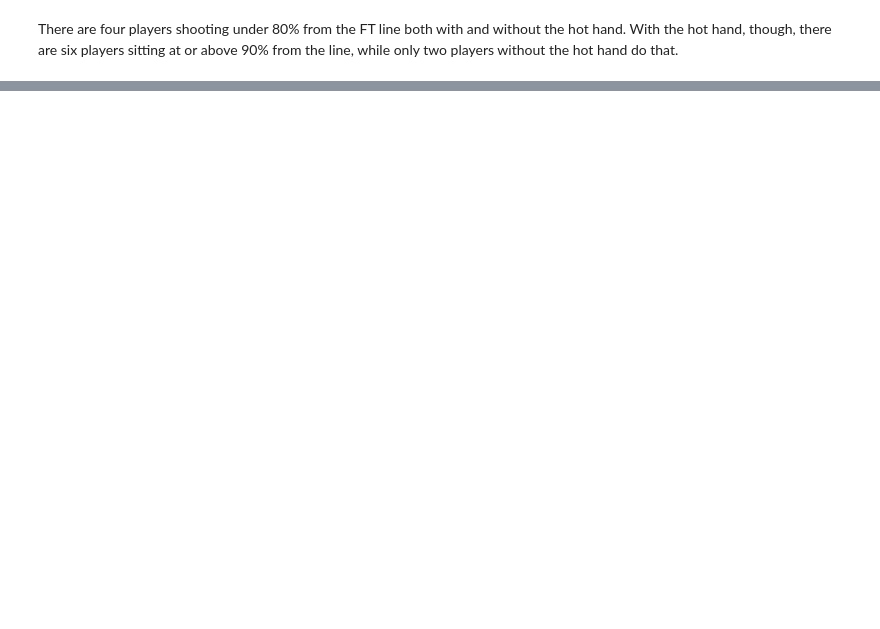
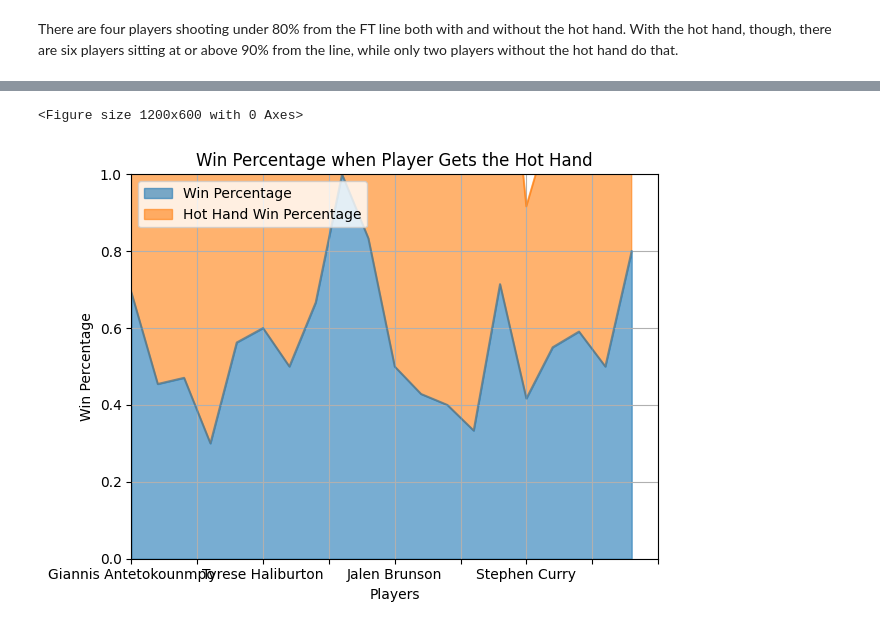
Before and after one commit to zacmac13/Hot-Hand-Project, a Jupyter notebook: HotHand.ipynb, the cells around one changed output, grey strips where cells are left out. Cells and saved outputs as stored; diff of their text form; code cells hidden in the pictures; blank space fills up the shorter version.

```diff
--- a/HotHand.ipynb
+++ b/HotHand.ipynb
@@ -240,0 +320,11 @@ There are four players shooting under 80% from the FT line both with and without
+# %%
+hot_hand['Win Percentage'] = hot_hand['Team Wins'] / hot_hand['Total Games']
+# %%
+hot_hand = hot_hand.drop('Team Wins', axis=1)
+hot_hand = hot_hand.drop('Team Losses', axis=1)
+hot_hand = hot_hand.drop('Total Games', axis=1)
+hot_hand = hot_hand.drop('Team Record', axis=1)
+# %%
+hot_hand['Hot Hand Win Percentage'] = pd.to_numeric(hot_hand['Hot Hand Win Percentage'], errors='coerce')
+# %%
+hot_hand['Hot Hand Win Percentage'] = hot_hand['Hot Hand Win Percentage'] / 10
@@ -240,0 +352,16 @@ There are four players shooting under 80% from the FT line both with and without
+# %%
+plt.figure(figsize=(12, 6))
+hot_hand.set_index('Players and Stats for 2023-24 Season')[['Win Percentage', 'Hot Hand Win Percentage']].plot.area(alpha=0.6)
+
+plt.title('Win Percentage when Player Gets the Hot Hand')
+plt.xlabel('Players')
+plt.ylabel('Win Percentage')
+plt.ylim(0, 1)
+plt.xlim(0, 20)
+plt.grid(True)
+plt.legend(loc='upper left')
+plt.tight_layout()
+plt.show()
+# %% [output]
+<Figure size 1200x600 with 0 Axes>
+[figure, added]
```
Also changed, not shown: parts of 12 cells of this notebook.
